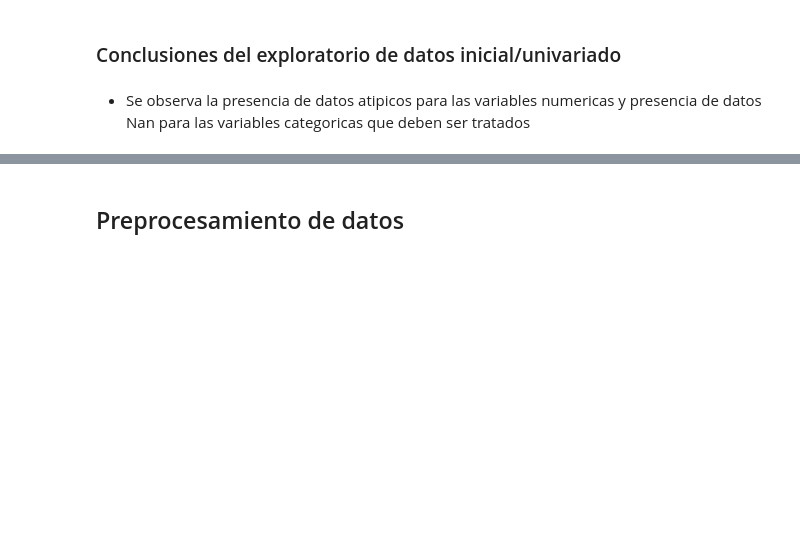
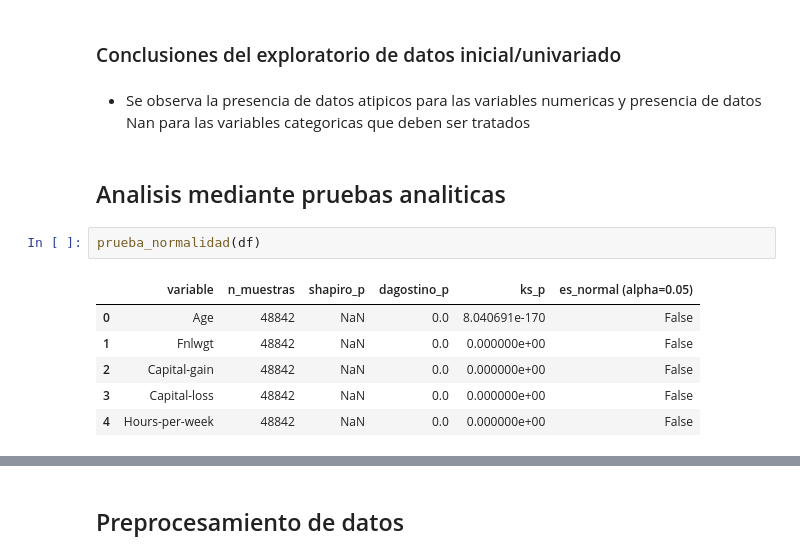
Before and after one commit to Hypotermya/Eda_visualizacion_de_datos, a Jupyter notebook: _sources/Implementacion.ipynb, the cells around one changed output, grey strips where cells are left out. Drawn from its saved outputs; the diff is of its cells as text; blank space fills up the shorter version.

```diff
--- a/_sources/Implementacion.ipynb
+++ b/_sources/Implementacion.ipynb
@@ -413,3 +457,14 @@ dtype: int64
 ### Conclusiones del exploratorio de datos inicial/univariado
 # %% [markdown]
 - Se observa la presencia de datos atipicos para las variables numericas y presencia de datos Nan para las variables categoricas que deben ser tratados
+# %% [markdown]
+## Analisis mediante pruebas analiticas
+# %%
+prueba_normalidad(df)
+# %% [output]
+|  | variable | n_muestras | shapiro_p | dagostino_p | ks_p | es_normal (alpha=0.05) |
+| 0 | Age | 48842 | NaN | 0.0 | 8.040691e-170 | False |
+| 1 | Fnlwgt | 48842 | NaN | 0.0 | 0.000000e+00 | False |
+| 2 | Capital-gain | 48842 | NaN | 0.0 | 0.000000e+00 | False |
+| 3 | Capital-loss | 48842 | NaN | 0.0 | 0.000000e+00 | False |
+| 4 | Hours-per-week | 48842 | NaN | 0.0 | 0.000000e+00 | False |
```
Also changed, not shown: parts of 15 cells of this notebook, 2 other files.
